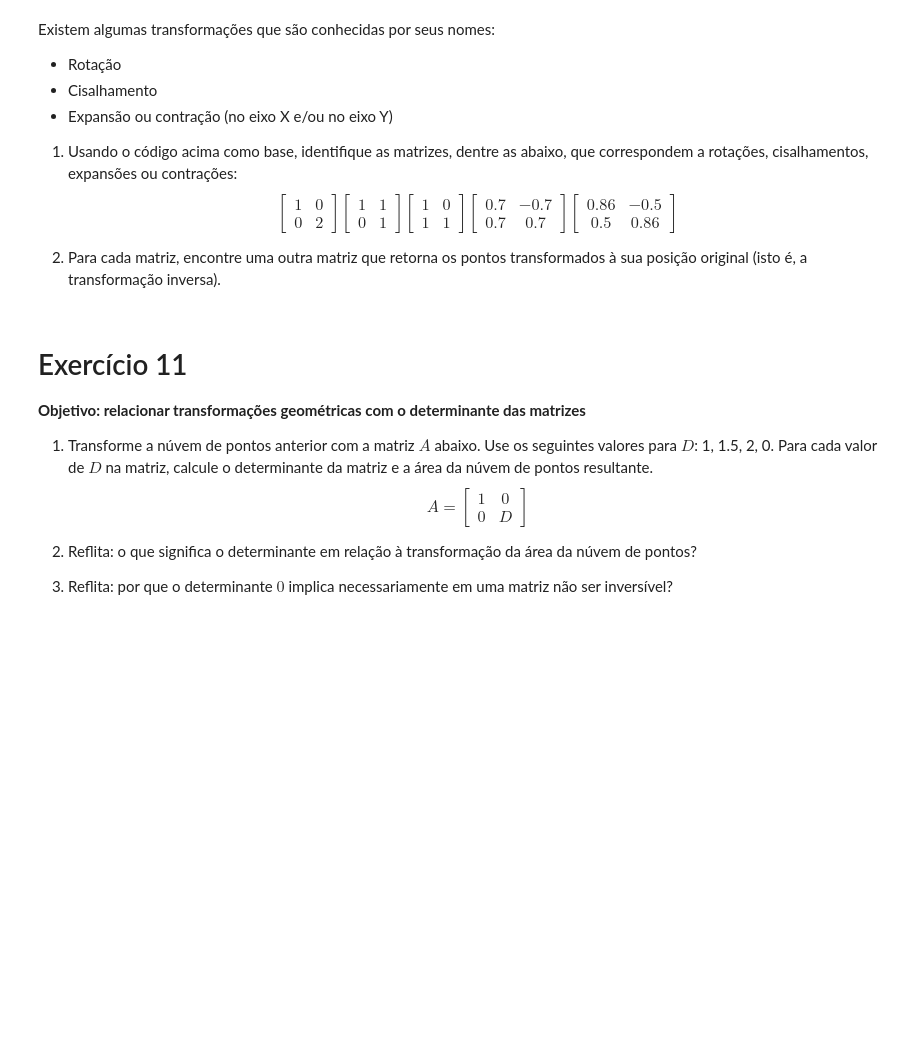
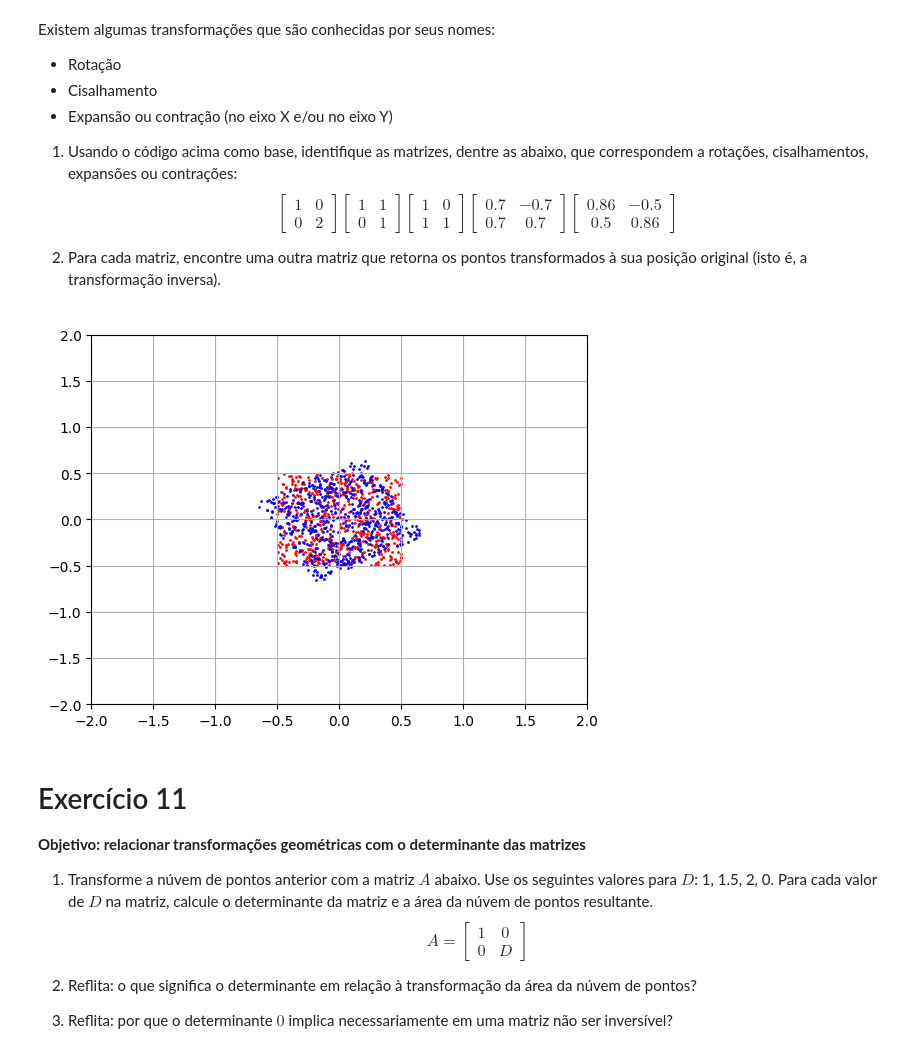
Before and after one commit to alemagno10/alglin-alunos, a Jupyter notebook: 03-geometria_analitica.ipynb, the cells around one changed output. Cells and saved outputs as stored; diff of their text form; code cells hidden in the pictures; blank space fills up the shorter version.

```diff
--- a/03-geometria_analitica.ipynb
+++ b/03-geometria_analitica.ipynb
@@ -356,3 +356,16 @@ $$
 $$
 
 2. Para cada matriz, encontre uma outra matriz que retorna os pontos transformados à sua posição original (isto é, a transformação inversa).
+# %%
+x = np.random.uniform(-0.5, 0.5, size=(2, 600))
+A = np.array([ [0.86, -0.5], [0.5, 0.86] ])
+y = A @ x
+plt.figure()
+plt.scatter(x[0,:], x[1,:], s=1, c='r')
+plt.scatter(y[0,:], y[1,:], s=1, c='b')
+plt.xlim([-2, 2])
+plt.ylim([-2, 2])
+plt.grid()
+plt.show()
+# %% [output]
+[figure, added]
```
Also changed, not shown: parts of 13 cells of this notebook, 1 other file.
